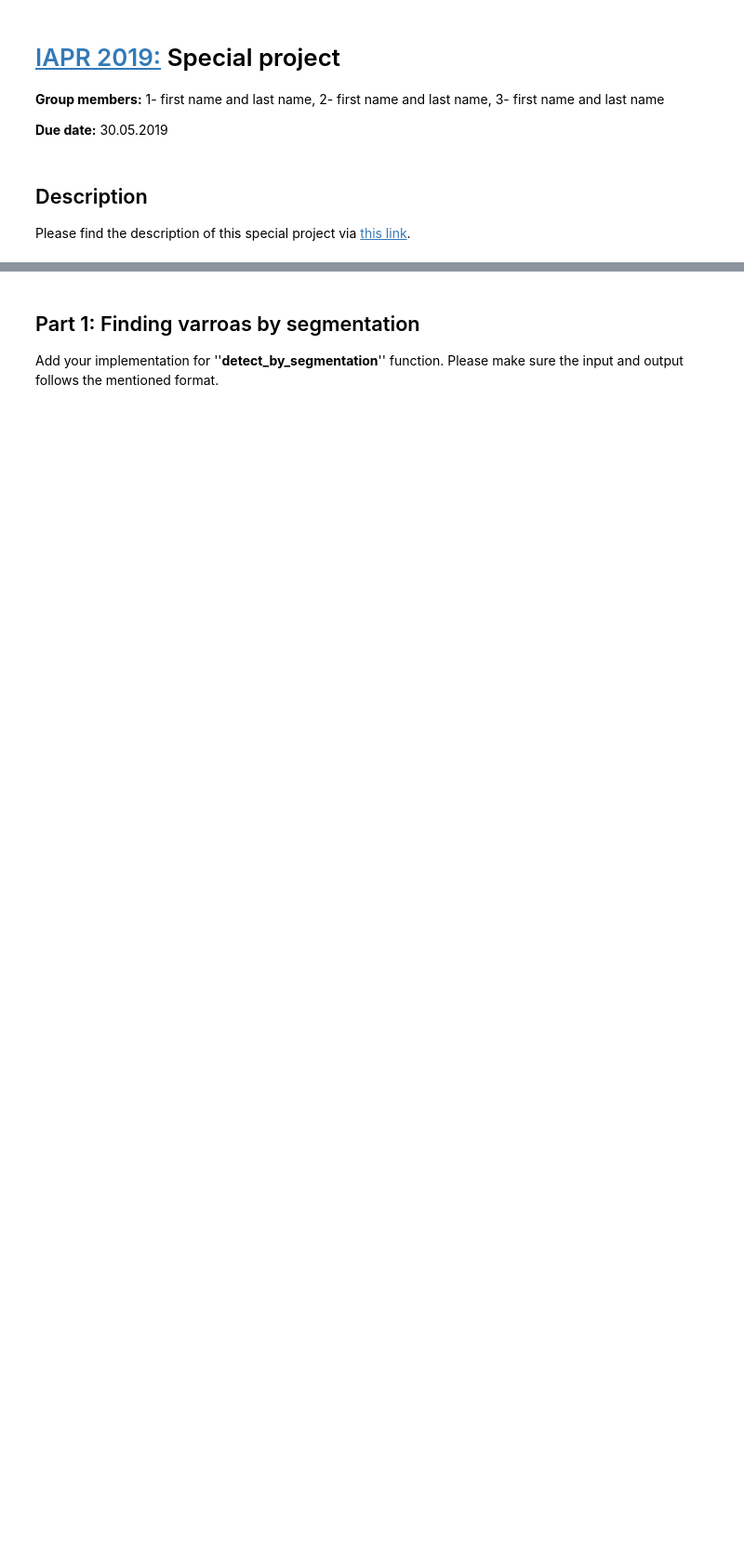
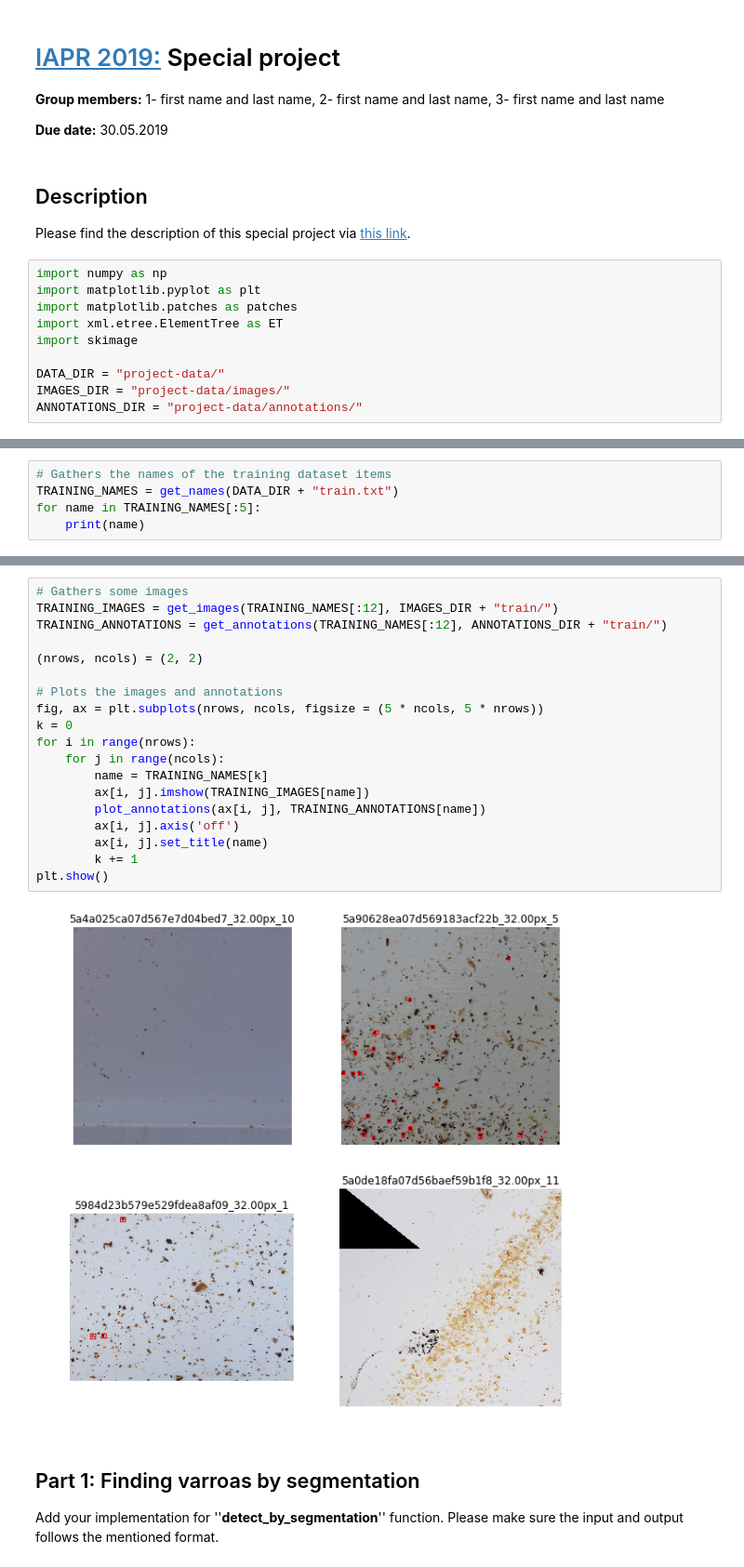
Before and after one commit to KingOfCola/EE-451_Project, a Jupyter notebook: special_project.ipynb, the cells around one changed output, grey strips where cells are left out. Shown: that part at 93% size. Drawn from its saved outputs; the diff is of its cells as text; blank space fills up the shorter version.

Commit message:
Importing images and annotations

```diff
--- a/special_project.ipynb
+++ b/special_project.ipynb
@@ -14,3 +14,13 @@
 Please find the description of this special project via [this link].
 
 [this link]: https://github.com/LTS5/iapr-2019/blob/master/project/special_project_description.pdf
+# %%
+import numpy as np
+import matplotlib.pyplot as plt
+import matplotlib.patches as patches
+import xml.etree.ElementTree as ET
+import skimage
+
+DATA_DIR = "project-data/"
+IMAGES_DIR = "project-data/images/"
+ANNOTATIONS_DIR = "project-data/annotations/"
@@ -16,0 +103,5 @@ Please find the description of this special project via [this link].
+# %%
+# Gathers the names of the training dataset items
+TRAINING_NAMES = get_names(DATA_DIR + "train.txt")
+for name in TRAINING_NAMES[:5]:
+    print(name)
@@ -17,3 +114,24 @@ Please find the description of this special project via [this link].
+# %%
+# Gathers some images
+TRAINING_IMAGES = get_images(TRAINING_NAMES[:12], IMAGES_DIR + "train/")
+TRAINING_ANNOTATIONS = get_annotations(TRAINING_NAMES[:12], ANNOTATIONS_DIR + "train/")
+
+(nrows, ncols) = (2, 2)
+
+# Plots the images and annotations
+fig, ax = plt.subplots(nrows, ncols, figsize = (5 * ncols, 5 * nrows))
+k = 0
+for i in range(nrows):
+    for j in range(ncols):
+        name = TRAINING_NAMES[k]
+        ax[i, j].imshow(TRAINING_IMAGES[name])
+        plot_annotations(ax[i, j], TRAINING_ANNOTATIONS[name])
+        ax[i, j].axis('off')
+        ax[i, j].set_title(name)
+        k += 1
+plt.show()
+# %% [output]
+[figure, added]
 # %% [markdown]
 ## Part 1: Finding varroas by segmentation
 Add your implementation for ''**detect_by_segmentation**'' function. Please make sure the input and output follows the mentioned format.
```
Also changed, not shown: parts of 4 cells of this notebook, 6 other files.
